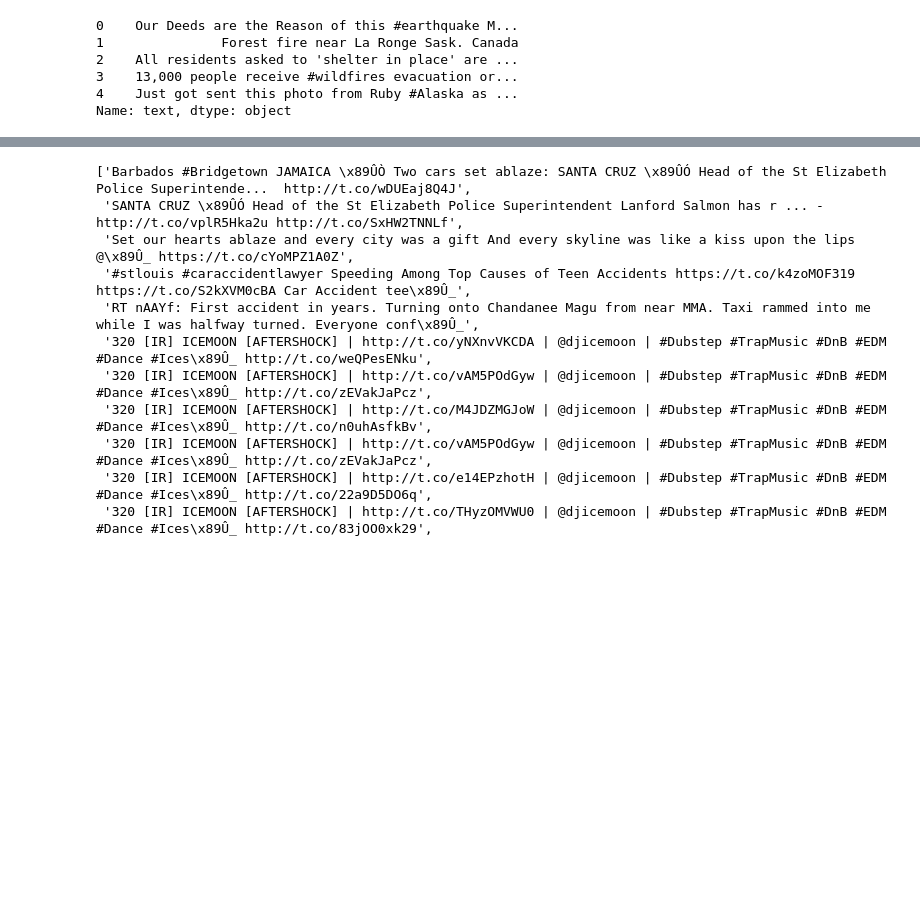
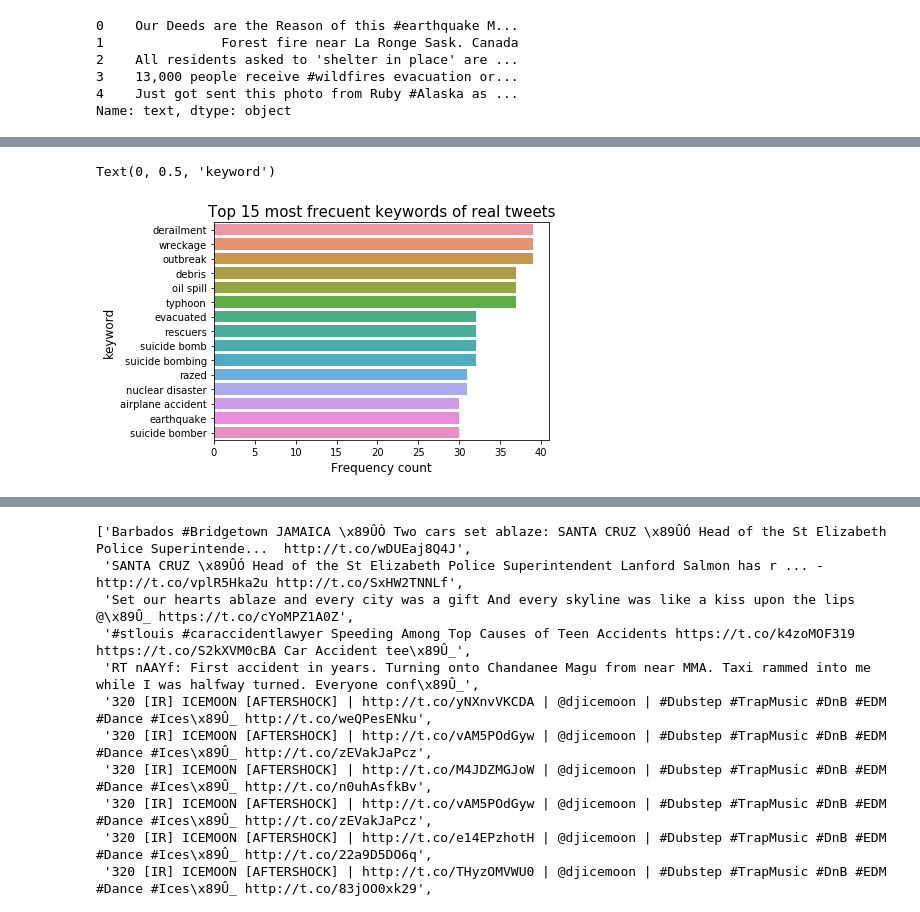
Before and after one commit to tomifarall/Orga-Datos-Tp1, a Jupyter notebook: analisis.ipynb, the cells around one changed output, grey strips where cells are left out. Cells and saved outputs as stored; diff of their text form; code cells hidden in the pictures; blank space fills up the shorter version.

Commit message:
agrego graficos keywords falsos y verdaderos y etc

```diff
--- a/analisis.ipynb
+++ b/analisis.ipynb
@@ -196,0 +197,12 @@ plt.show()
+# %%
+true_tweets = data[data.target == 1]
+false_tweets = data[data.target == 0]
+keywords_true_count = true_tweets.keyword.value_counts()
+keywords_false_count = false_tweets.keyword.value_counts()
+g = sns.barplot(x=keywords_true_count[:15,].values, y=keywords_true_count[:15,].index, orient='h')
+g.set_title("Top 15 most frecuent keywords of real tweets", fontsize=15)
+g.set_xlabel("Frequency count", fontsize=12)
+g.set_ylabel("keyword", fontsize=12)
+# %% [output]
+Text(0, 0.5, 'keyword')
+[figure, added]
```
Also changed, not shown: parts of 13 cells of this notebook.
